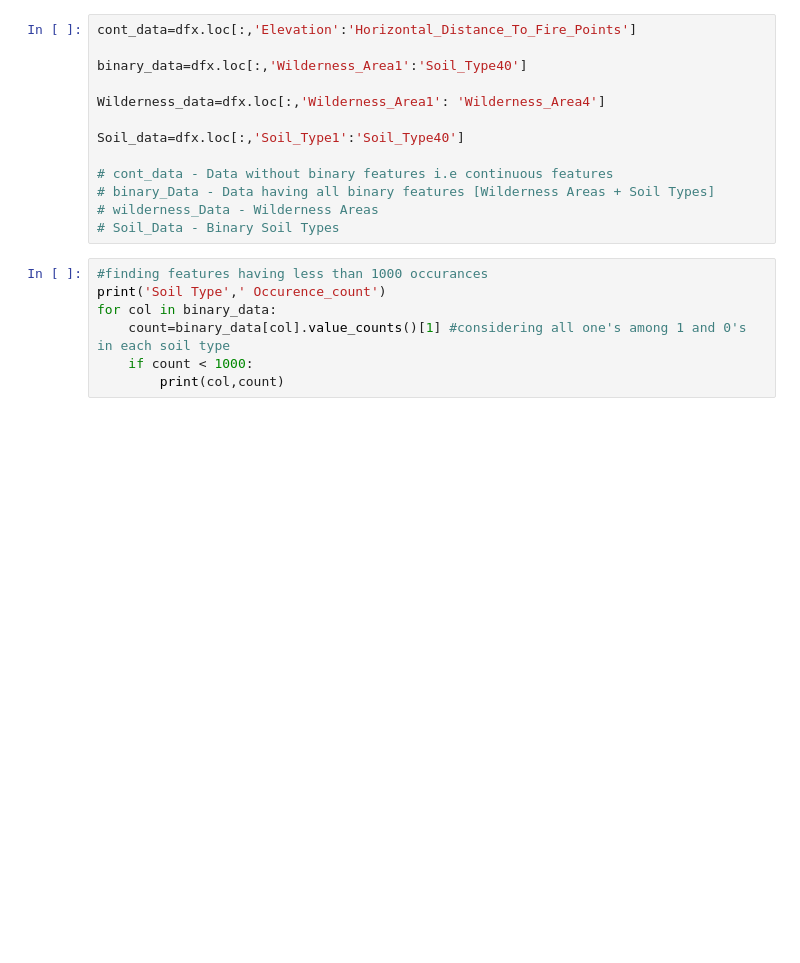
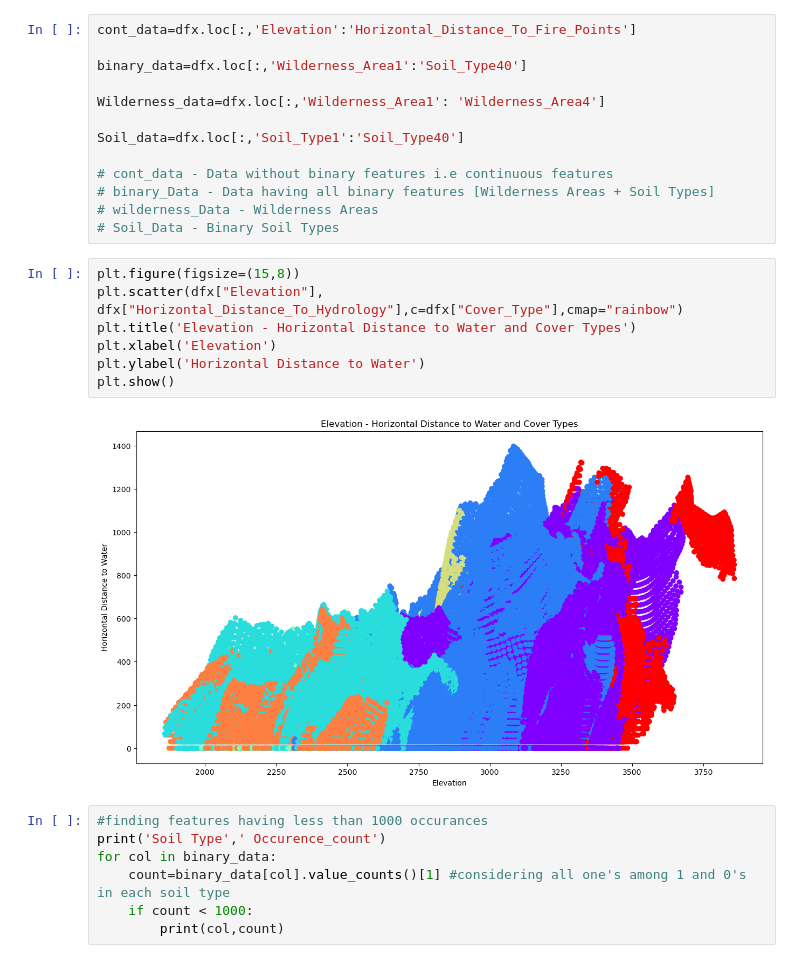
Before and after one commit to Piyushh69/Forest-Cover-Type-Prediction, a Jupyter notebook: Forest_cover_type.ipynb, the cells around one changed output. Cells and saved outputs as stored; diff of their text form; blank space fills up the shorter version.

Commit message:
added more visuals

```diff
--- a/Forest_cover_type.ipynb
+++ b/Forest_cover_type.ipynb
@@ -162,6 +162,15 @@ Soil_data=dfx.loc[:,'Soil_Type1':'Soil_Type40']
 # binary_Data - Data having all binary features [Wilderness Areas + Soil Types]
 # wilderness_Data - Wilderness Areas
 # Soil_Data - Binary Soil Types
+# %%
+plt.figure(figsize=(15,8))
+plt.scatter(dfx["Elevation"], dfx["Horizontal_Distance_To_Hydrology"],c=dfx["Cover_Type"],cmap="rainbow")
+plt.title('Elevation - Horizontal Distance to Water and Cover Types')
+plt.xlabel('Elevation')
+plt.ylabel('Horizontal Distance to Water')
+plt.show()
+# %% [output]
+[figure, added]
 # %%
 #finding features having less than 1000 occurances
 print('Soil Type',' Occurence_count')
```
Also changed, not shown: parts of 8 cells of this notebook, 1 other file.
